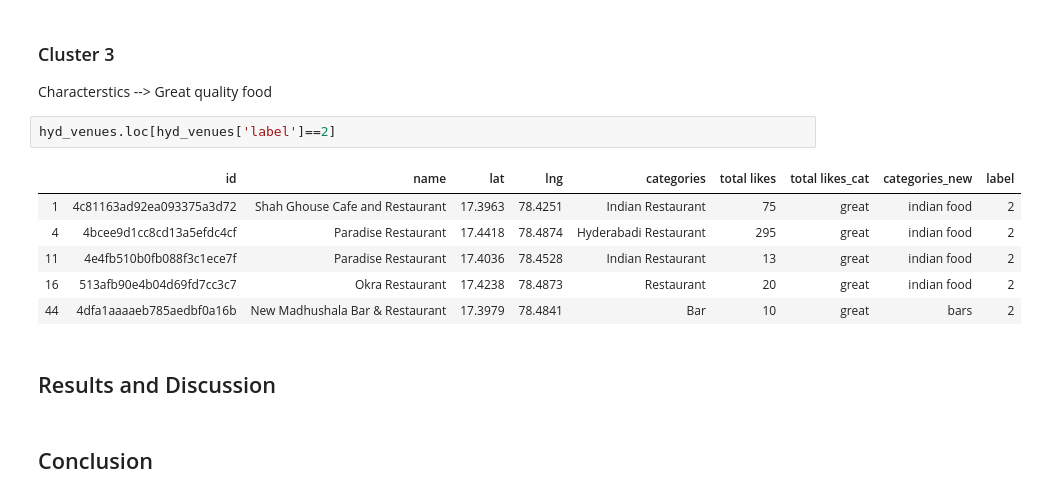
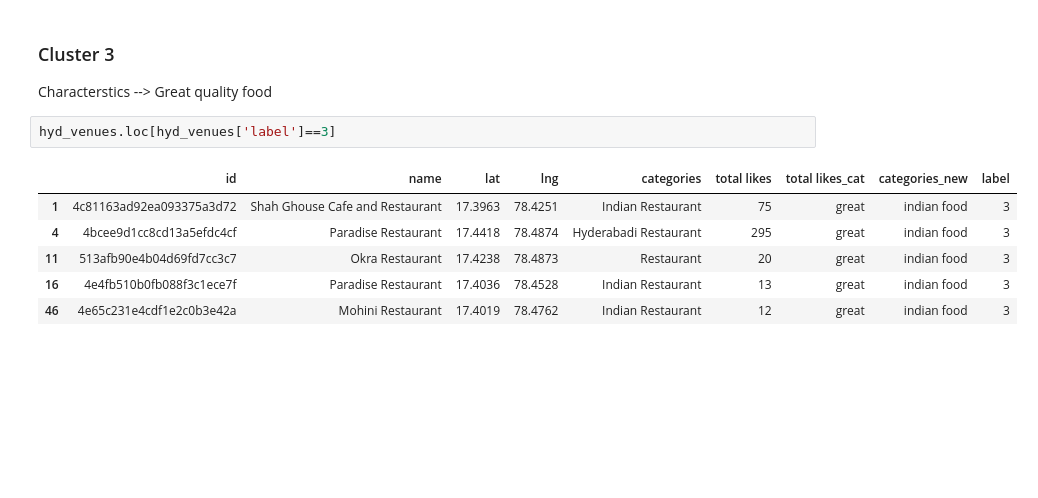
Before and after one commit to vikasgurlinka/Coursera_Capstone, a Jupyter notebook: Cstone_Final.ipynb, the cells around one changed output. Drawn from its saved outputs; the diff is of its cells as text; blank space fills up the shorter version.

```diff
--- a/Cstone_Final.ipynb
+++ b/Cstone_Final.ipynb
@@ -508,15 +501,11 @@ hyd_venues.loc[hyd_venues['label']==1]
 <h3>Cluster 3</h3>
 Characterstics --> Great quality food
 # %%
-hyd_venues.loc[hyd_venues['label']==2]
+hyd_venues.loc[hyd_venues['label']==3]
 # %% [output]
 |  | id | name | lat | lng | categories | total likes | total likes_cat | categories_new | label |
-| 1 | 4c81163ad92ea093375a3d72 | Shah Ghouse Cafe and Restaurant | 17.3963 | 78.4251 | Indian Restaurant | 75 | great | indian food | 2 |
-| 4 | 4bcee9d1cc8cd13a5efdc4cf | Paradise Restaurant | 17.4418 | 78.4874 | Hyderabadi Restaurant | 295 | great | indian food | 2 |
-| 11 | 4e4fb510b0fb088f3c1ece7f | Paradise Restaurant | 17.4036 | 78.4528 | Indian Restaurant | 13 | great | indian food | 2 |
-| 16 | 513afb90e4b04d69fd7cc3c7 | Okra Restaurant | 17.4238 | 78.4873 | Restaurant | 20 | great | indian food | 2 |
-| 44 | 4dfa1aaaaeb785aedbf0a16b | New Madhushala Bar & Restaurant | 17.3979 | 78.4841 | Bar | 10 | great | bars | 2 |
+| 1 | 4c81163ad92ea093375a3d72 | Shah Ghouse Cafe and Restaurant | 17.3963 | 78.4251 | Indian Restaurant | 75 | great | indian food | 3 |
+| 4 | 4bcee9d1cc8cd13a5efdc4cf | Paradise Restaurant | 17.4418 | 78.4874 | Hyderabadi Restaurant | 295 | great | indian food | 3 |
+| 11 | 513afb90e4b04d69fd7cc3c7 | Okra Restaurant | 17.4238 | 78.4873 | Restaurant | 20 | great | indian food | 3 |
+| 16 | 4e4fb510b0fb088f3c1ece7f | Paradise Restaurant | 17.4036 | 78.4528 | Indian Restaurant | 13 | great | indian food | 3 |
+| 46 | 4e65c231e4cdf1e2c0b3e42a | Mohini Restaurant | 17.4019 | 78.4762 | Indian Restaurant | 12 | great | indian food | 3 |
-# %% [markdown]
-## Results and Discussion <a name="results"></a>
-# %% [markdown]
-## Conclusion <a name="conclusion"></a>
```
Also changed, not shown: parts of 20 cells of this notebook, 1 other file.
